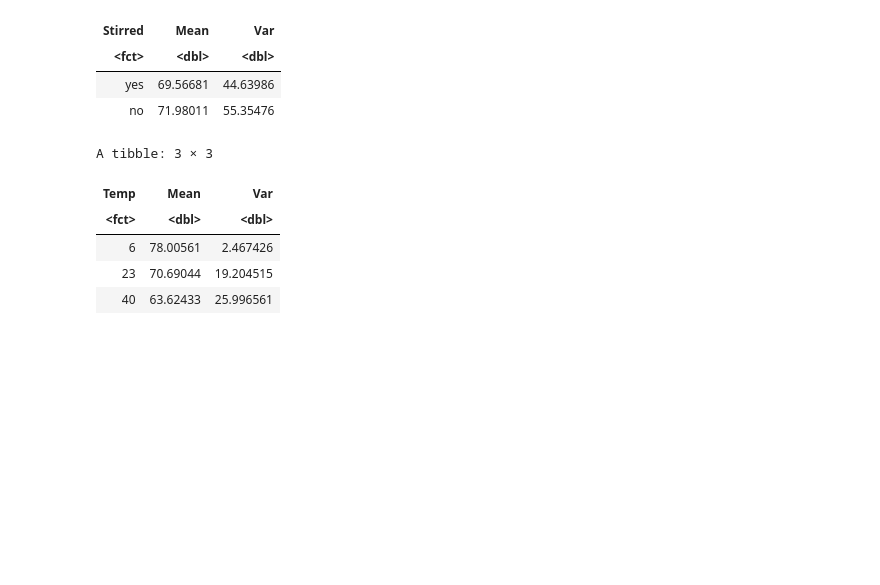
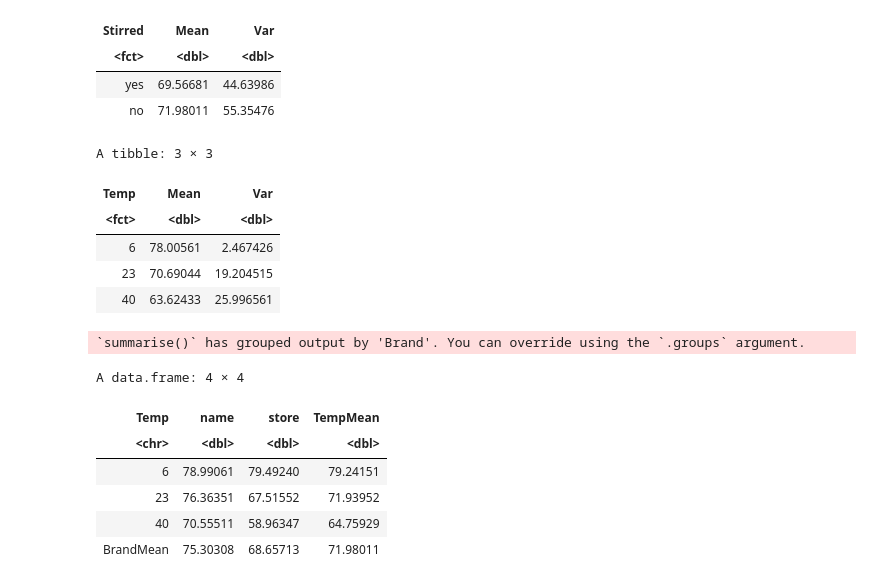
Before and after one commit to hkopanski/ST_518_Project, a Jupyter notebook: mixed_effect_SASlike.ipynb, the cells around one changed output. Saved outputs shown, nothing was run; the diff lists cells and outputs as text; code cells hidden in the pictures; blank space fills up the shorter version.

```diff
--- a/mixed_effect_SASlike.ipynb
+++ b/mixed_effect_SASlike.ipynb
@@ -395,3 +400,18 @@ A tibble: 3 × 3
 | 6 | 78.00561 | 2.467426 |
 | 23 | 70.69044 | 19.204515 |
 | 40 | 63.62433 | 25.996561 |
+# %%
+means_nostir <- df_eff %>% filter(Stirred == "no") %>% group_by(Brand, Temp) %>% summarise('Mean' = mean(Time))
+means_nostir <- means_nostir %>% pivot_wider(names_from = Brand, values_from = Mean)
+means_nostir$TempMean <- rowMeans(means_nostir[,2:3])
+means_nostir <- cbind('Temp' = c('6', '23', '40', 'BrandMean'),rbind(means_nostir[,2:4], colMeans(means_nostir[,2:4])))
+means_nostir
+# %% [output]
+`summarise()` has grouped output by 'Brand'. You can override using the `.groups` argument.
+A data.frame: 4 × 4
+| Temp | name | store | TempMean |
+| <chr> | <dbl> | <dbl> | <dbl> |
+| 6 | 78.99061 | 79.49240 | 79.24151 |
+| 23 | 76.36351 | 67.51552 | 71.93952 |
+| 40 | 70.55511 | 58.96347 | 64.75929 |
+| BrandMean | 75.30308 | 68.65713 | 71.98011 |
```
Also changed, not shown: parts of 9 cells of this notebook, 4 other files.
